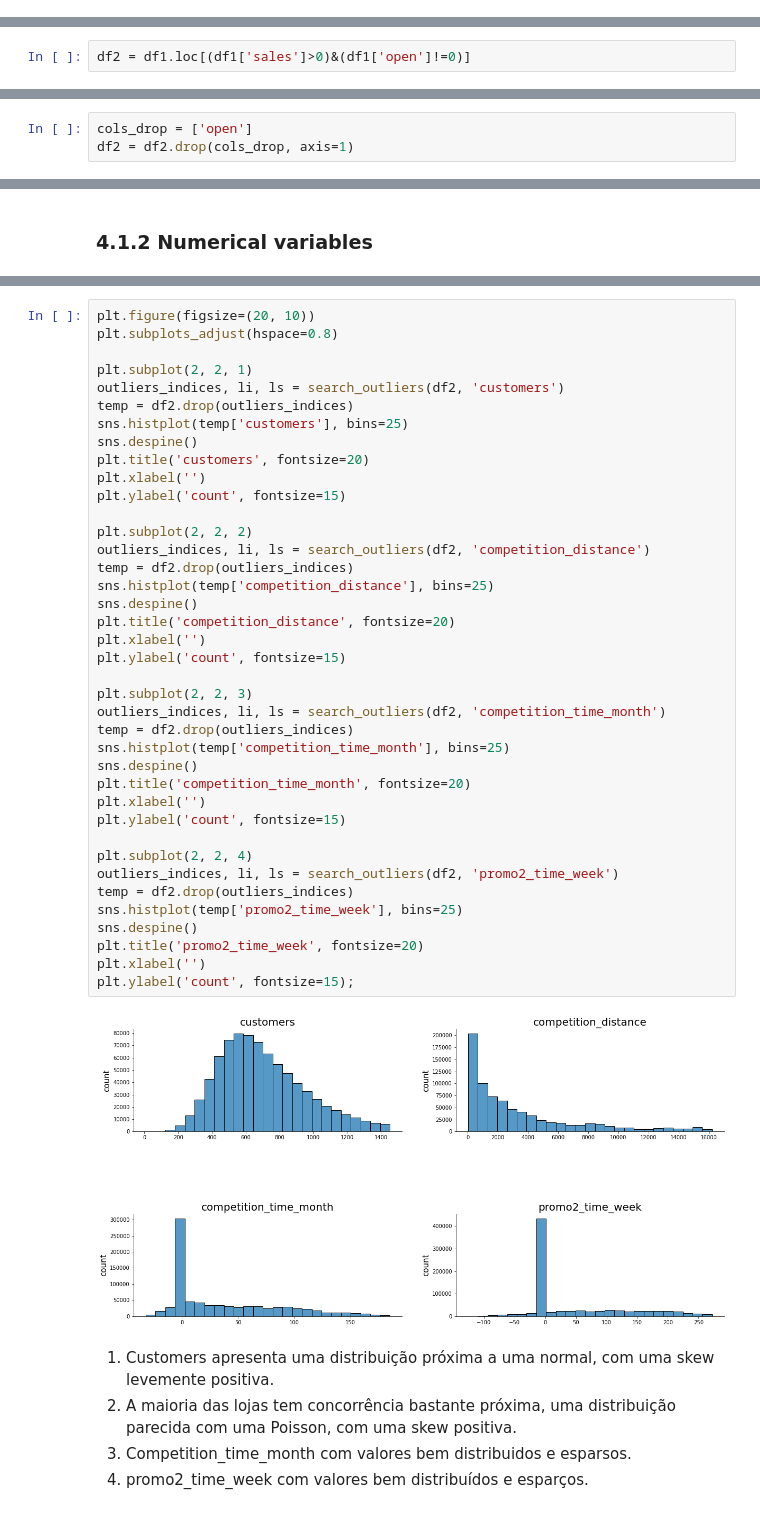
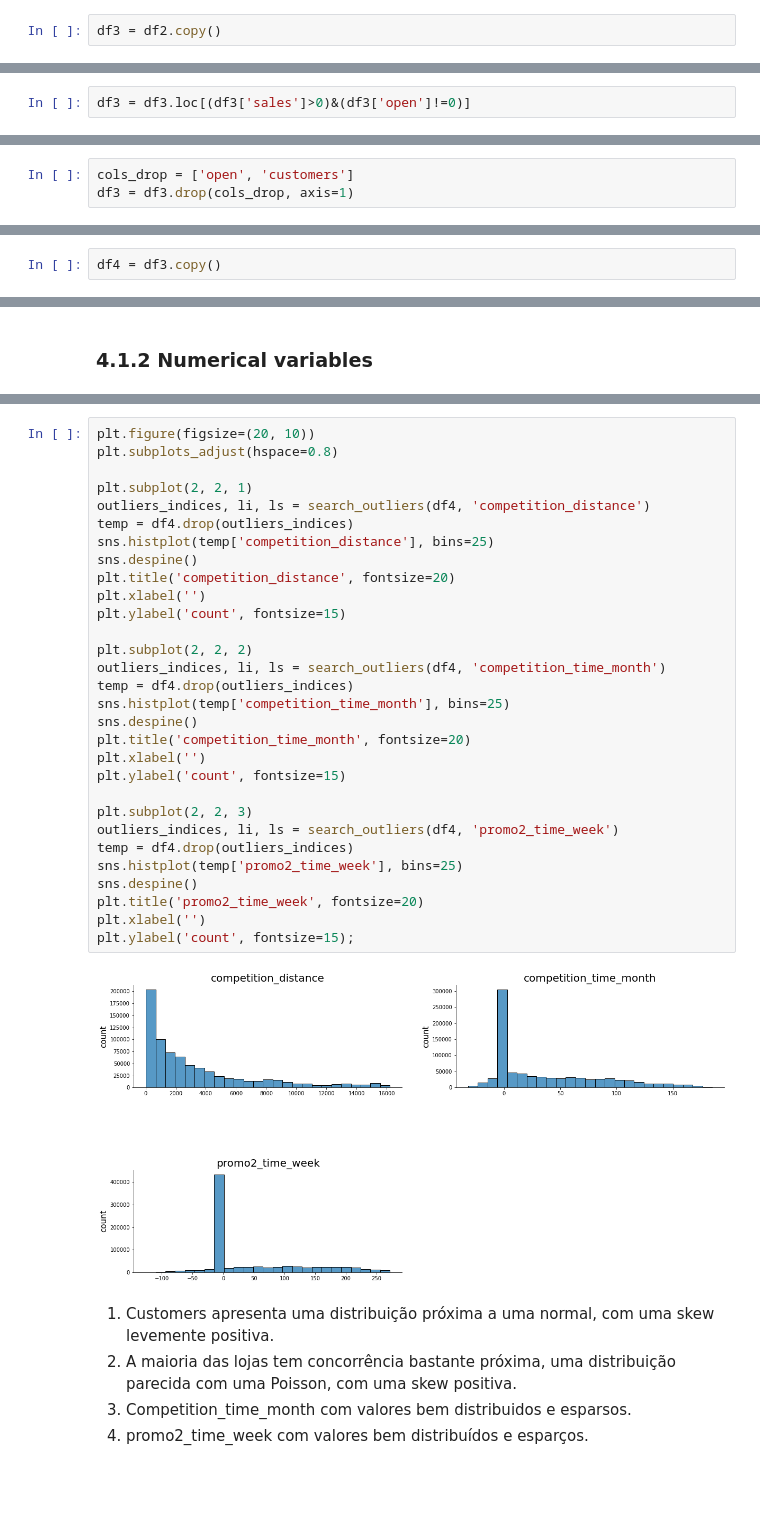
Before and after one commit to Samoelmoura/rossmann_sales_predict, a Jupyter notebook: notebooks/store_sales_predict.ipynb, the cells around one changed output, grey strips where cells are left out. Saved outputs shown, nothing was run; the diff lists cells and outputs as text; blank space fills up the shorter version.

```diff
--- a/notebooks/store_sales_predict.ipynb
+++ b/notebooks/store_sales_predict.ipynb
@@ -375,20 +384,24 @@ df1['day_of_week'] = df1['date'].dt.day_name()
 # %% [markdown]
 # 3.0 Data Filtering
+# %%
+df3 = df2.copy()
 # %% [markdown]
 ## 3.1 Rows filtering
 # %% [markdown]
 Filtrando lojas fechadas
 # %%
-df2 = df1.loc[(df1['sales']>0)&(df1['open']!=0)]
+df3 = df3.loc[(df3['sales']>0)&(df3['open']!=0)]
 # %% [markdown]
 ## 3.2 Columns filtering
 # %%
-cols_drop = ['open']
-df2 = df2.drop(cols_drop, axis=1)
+cols_drop = ['open', 'customers']
+df3 = df3.drop(cols_drop, axis=1)
 # %% [markdown]
 A coluna customer não poderá seguir para a modelagem, mas permanecerá no dataset para participar da análise exploratória de dados
 # %% [markdown]
 # 4.0 Exploratory Data Analysis
+# %%
+df4 = df3.copy()
 # %% [markdown]
 ## 4.1 Univariate Analysis
 # %% [markdown]
@@ -411,44 +426,35 @@ num_attributes.append('promo2_time_week')
 # %%
 plt.figure(figsize=(20, 10))
 plt.subplots_adjust(hspace=0.8)
 
 plt.subplot(2, 2, 1)
-outliers_indices, li, ls = search_outliers(df2, 'customers')
-temp = df2.drop(outliers_indices)
-sns.histplot(temp['customers'], bins=25)
-sns.despine()
-plt.title('customers', fontsize=20)
-plt.xlabel('')
-plt.ylabel('count', fontsize=15)
-
-plt.subplot(2, 2, 2)
-outliers_indices, li, ls = search_outliers(df2, 'competition_distance')
-temp = df2.drop(outliers_indices)
+outliers_indices, li, ls = search_outliers(df4, 'competition_distance')
+temp = df4.drop(outliers_indices)
 sns.histplot(temp['competition_distance'], bins=25)
 sns.despine()
 plt.title('competition_distance', fontsize=20)
 plt.xlabel('')
 plt.ylabel('count', fontsize=15)
 
-plt.subplot(2, 2, 3)
-outliers_indices, li, ls = search_outliers(df2, 'competition_time_month')
-temp = df2.drop(outliers_indices)
+plt.subplot(2, 2, 2)
+outliers_indices, li, ls = search_outliers(df4, 'competition_time_month')
+temp = df4.drop(outliers_indices)
 sns.histplot(temp['competition_time_month'], bins=25)
 sns.despine()
 plt.title('competition_time_month', fontsize=20)
 plt.xlabel('')
 plt.ylabel('count', fontsize=15)
 
-plt.subplot(2, 2, 4)
-outliers_indices, li, ls = search_outliers(df2, 'promo2_time_week')
-temp = df2.drop(outliers_indices)
+plt.subplot(2, 2, 3)
+outliers_indices, li, ls = search_outliers(df4, 'promo2_time_week')
+temp = df4.drop(outliers_indices)
 sns.histplot(temp['promo2_time_week'], bins=25)
 sns.despine()
 plt.title('promo2_time_week', fontsize=20)
 plt.xlabel('')
 plt.ylabel('count', fontsize=15);
 # %% [output]
-[figure, old version]
+[figure, new version]
 # %% [markdown]
 1. Customers apresenta uma distribuição próxima a uma normal, com uma skew levemente positiva.
 2. A maioria das lojas tem concorrência bastante próxima, uma distribuição parecida com uma Poisson, com uma skew positiva.
```
Also changed, not shown: parts of 38 cells of this notebook.
